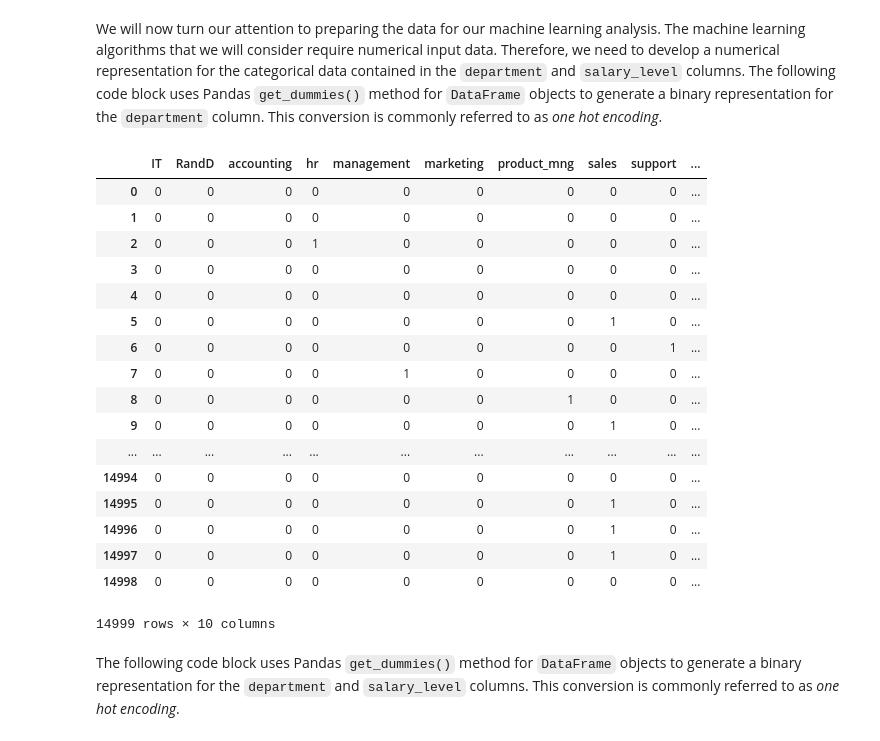
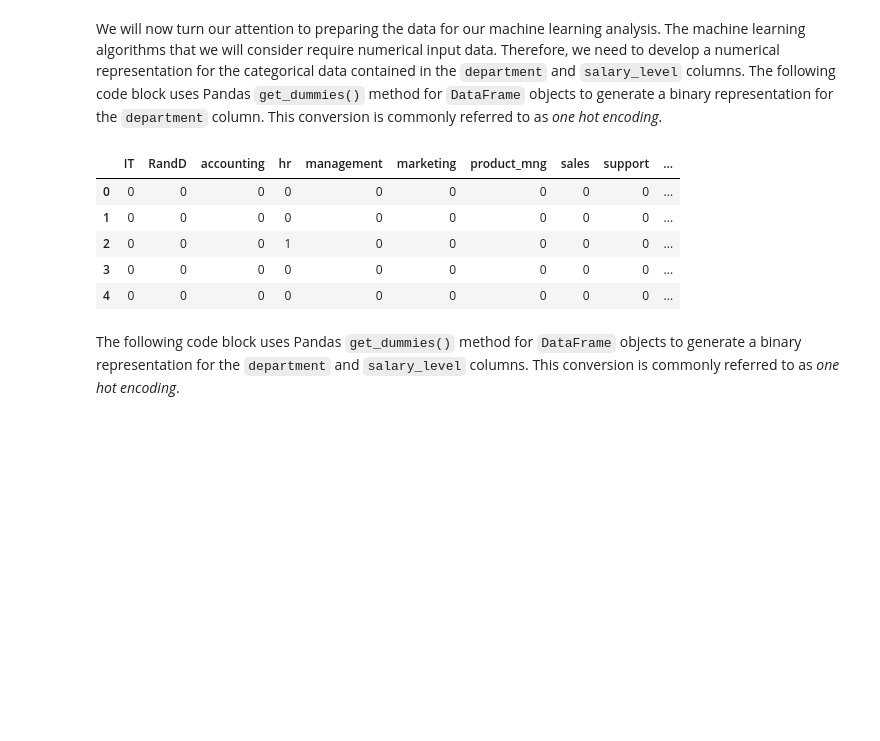
Before and after one commit to nkfreeman/Workshops, a Jupyter notebook: Predicting_Employee_Churn/Churn_Prediction.ipynb, the cells around one changed output. Cells and saved outputs as stored; diff of their text form; code cells hidden in the pictures; blank space fills up the shorter version.

```diff
--- a/Predicting_Employee_Churn/Churn_Prediction.ipynb
+++ b/Predicting_Employee_Churn/Churn_Prediction.ipynb
@@ -106,26 +127,14 @@ interactive(children=(Dropdown(description='attribute', options=('satisfaction_l
 # %% [markdown]
 We will now turn our attention to preparing the data for our machine learning analysis. The machine learning algorithms that we will consider require numerical input data. Therefore, we need to develop a numerical representation for the categorical data contained in the `department` and `salary_level` columns. The following code block uses Pandas `get_dummies()` method for `DataFrame` objects to generate a binary representation for the `department` column. This conversion is commonly referred to as *one hot encoding*.
 # %%
-pd.get_dummies(data['department'])
+pd.get_dummies(data['department']).head()
 # %% [output]
 |  | IT | RandD | accounting | hr | management | marketing | product_mng | sales | support | ... |
 | 0 | 0 | 0 | 0 | 0 | 0 | 0 | 0 | 0 | 0 | ... |
 | 1 | 0 | 0 | 0 | 0 | 0 | 0 | 0 | 0 | 0 | ... |
 | 2 | 0 | 0 | 0 | 1 | 0 | 0 | 0 | 0 | 0 | ... |
 | 3 | 0 | 0 | 0 | 0 | 0 | 0 | 0 | 0 | 0 | ... |
 | 4 | 0 | 0 | 0 | 0 | 0 | 0 | 0 | 0 | 0 | ... |
-| 5 | 0 | 0 | 0 | 0 | 0 | 0 | 0 | 1 | 0 | ... |
-| 6 | 0 | 0 | 0 | 0 | 0 | 0 | 0 | 0 | 1 | ... |
-| 7 | 0 | 0 | 0 | 0 | 1 | 0 | 0 | 0 | 0 | ... |
-| 8 | 0 | 0 | 0 | 0 | 0 | 0 | 1 | 0 | 0 | ... |
-| 9 | 0 | 0 | 0 | 0 | 0 | 0 | 0 | 1 | 0 | ... |
-| ... | ... | ... | ... | ... | ... | ... | ... | ... | ... | ... |
-| 14994 | 0 | 0 | 0 | 0 | 0 | 0 | 0 | 0 | 0 | ... |
-| 14995 | 0 | 0 | 0 | 0 | 0 | 0 | 0 | 1 | 0 | ... |
-| 14996 | 0 | 0 | 0 | 0 | 0 | 0 | 0 | 1 | 0 | ... |
-| 14997 | 0 | 0 | 0 | 0 | 0 | 0 | 0 | 1 | 0 | ... |
-| 14998 | 0 | 0 | 0 | 0 | 0 | 0 | 0 | 0 | 0 | ... |
-14999 rows × 10 columns
 # %% [markdown]
 The following code block uses Pandas `get_dummies()` method for `DataFrame` objects to generate a binary representation for the `department` and `salary_level` columns. This conversion is commonly referred to as *one hot encoding*.
 # %%
```
Also changed, not shown: parts of 6 cells of this notebook.
